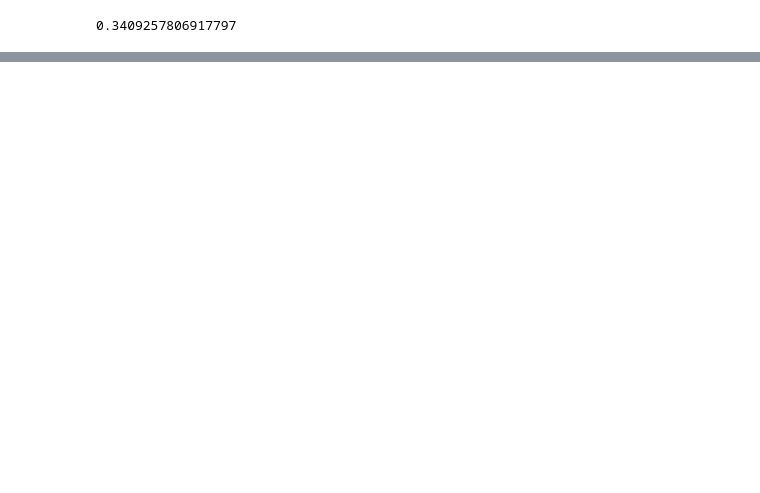
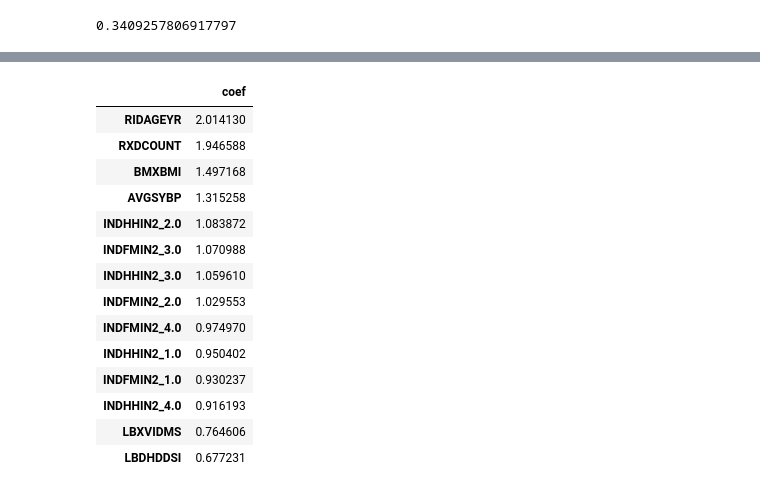
Before and after one commit to birddropping/IND5003-Group-Project, a Jupyter notebook: IND5003_Group_Project_BB.ipynb, the cells around one changed output, grey strips where cells are left out. Cells and saved outputs as stored; diff of their text form; code cells hidden in the pictures; blank space fills up the shorter version.

```diff
--- a/IND5003_Group_Project_BB.ipynb
+++ b/IND5003_Group_Project_BB.ipynb
@@ -750,0 +618,25 @@ for i in range(15):
+# %%
+lm = LogisticRegression(penalty = 'l2', C = 0.01, random_state=42,max_iter=500, class_weight='balanced')
+lm.fit(X_ttrain_new, y_train)
+odds = np.exp(lm.coef_[0])
+
+pd.DataFrame(odds,
+             X_ttrain_new.columns,
+             columns=['coef'])\
+            .sort_values(by='coef', ascending=False)
+# %% [output]
+|  | coef |
+| RIDAGEYR | 2.014130 |
+| RXDCOUNT | 1.946588 |
+| BMXBMI | 1.497168 |
+| AVGSYBP | 1.315258 |
+| INDHHIN2_2.0 | 1.083872 |
+| INDFMIN2_3.0 | 1.070988 |
+| INDHHIN2_3.0 | 1.059610 |
+| INDFMIN2_2.0 | 1.029553 |
+| INDFMIN2_4.0 | 0.974970 |
+| INDHHIN2_1.0 | 0.950402 |
+| INDFMIN2_1.0 | 0.930237 |
+| INDHHIN2_4.0 | 0.916193 |
+| LBXVIDMS | 0.764606 |
+| LBDHDDSI | 0.677231 |
```
Also changed, not shown: parts of 45 cells of this notebook.
